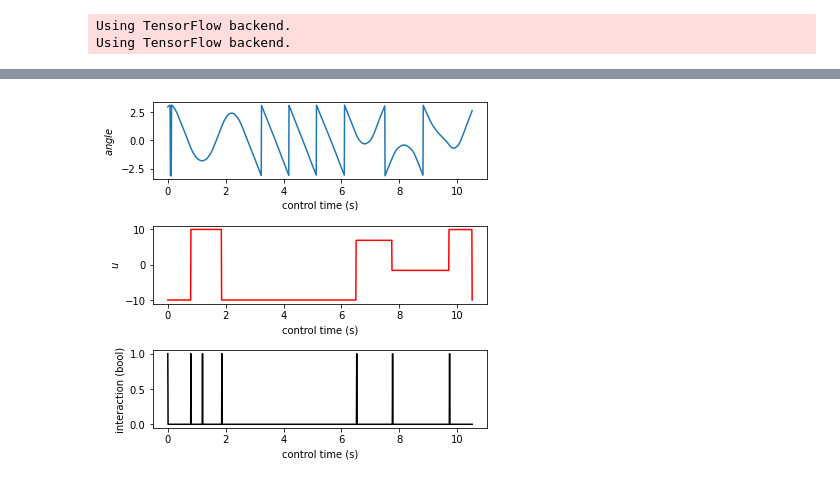
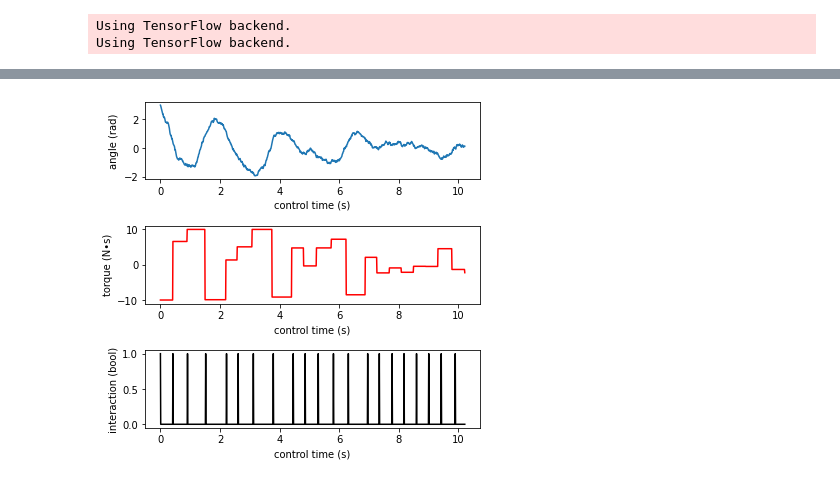
Before and after one commit to ibuki1024/eventDDPG, a Jupyter notebook: notebook/self_trigger/last_problem/practical.ipynb, the cells around one changed output, grey strips where cells are left out. Drawn from its saved outputs; the diff is of its cells as text; code cells hidden in the pictures.

Commit message:
non linear evaluation

```diff
--- a/notebook/self_trigger/last_problem/practical.ipynb
+++ b/notebook/self_trigger/last_problem/practical.ipynb
@@ -376,6 +343,15 @@ class replay_buffer():
                 batch.append(candidate)
         assert len(batch) == batch_size, ''
         return np.array(batch)
+
+def reshape_data(data, mode=0):
+    tmp = []
+    for d in data:
+        tmp.append(d)
+    if mode==0:
+        return np.array(tmp).reshape(len(data), 1, d.shape[0])
+    else:
+        return np.array(tmp).reshape(len(data), d.shape[0])
 # %%
 actor = branch_actor((2,),(2,))
 critic = critic_net((2,),(2,))[0]
@@ -444,0 +410,25 @@ KeyboardInterrupt:
+# %%
+print(f'value_function for initial policy = {ev}')
+for i in range(n_warm_up+2963,n_warm_up+5000):
+    u, tau = actor.predict_on_batch(s.reshape(1,1,2))[0]
+    r, s_prime = interaction(s, u, tau, env, ln=1.)
+    buffer.store([s, np.array([u, tau]), r, s_prime, np.exp(- alpha * episode_time)])
+    episode_time += tau
+    s = s_prime
+    if episode_time >= time_limit:
+        s = np.array([np.random.uniform(-np.pi, np.pi), np.random.uniform(-2*np.pi, 2*np.pi)])
+        episode_time = 0
+    #print(f'{i-n_warm_up}-step')
+    batch = buffer.sample(batch_size)
+    critic, losses = td_learning(batch[:,:4], actor, critic, target_actor, target_critic, batch_size=batch_size, epoch=1)
+    critic_input = [actor.predict_on_batch(reshape_data(batch[:,3])), reshape_data(batch[:,3])]
+    values = critic.predict_on_batch(critic_input)
+    pg = flatten_gradient(gradient(reshape_data(batch[:,0],1), values, func))
+    actor = opt.update(actor, pg/np.linalg.norm(pg))
+    ev = evaluation_old(actor)
+    ev_log.append(ev)
+    target_actor = update_target_model(actor, target_actor)
+    target_critic = update_target_model(critic, target_critic)
+    print(f'{i}:step, ev = {ev}\r',end='')
+    #print(f'loss of critic is {np.mean(losses)}, value_fuction V(s) = {ev}')
+    #print(f'|g| = {np.linalg.norm(pg)}')
@@ -445,8 +456,8 @@ KeyboardInterrupt:
 # %%
 env.reset()
 # actor.load_weights('../saved_agent/learned_self_linear_ideal0_actor.h5')
-# actor.load_weights('../saved_agent/learned_self_linear1_extend_actor.h5')
-initial_state = np.array([3., 3.])
+# actor.load_weights('../saved_agent/sample_02_extend_actor.h5')
+initial_state = np.array([3., -3.])
 env.set_state(initial_state)
 
 states = [initial_state]
@@ -476,7 +487,7 @@ while True:
     # print(tau, dt, action_repetition)
     for p in range(action_repetition):
         action_log.append(a_agent)
-        _,r,_,_ = env.step(np.array([a_agent]), dt, tau, ln=.1)
+        _,r,_,_ = env.step(np.array([a_agent]), dt, tau, ln=1.)
         detail_states.append(env.state)
         i += 1
         detail_time_log.append(i * dt)
@@ -489,33 +500,33 @@ detail_states = np.array(detail_states)
 # %%
 plt.figure(figsize=(6,6))
 plt.subplots_adjust(hspace=0.6)
 
 # state
 plt.subplot(3,1,1)
 plt.xlabel('control time (s)')
-plt.ylabel('$angle$')
+plt.ylabel('angle (rad)')
 plt.plot(detail_time_log, detail_states[:,0])
 #plt.scatter(time_log, states[:,0], marker='.')
 
 # action
 plt.subplot(3,1,2)
 plt.xlabel('control time (s)')
-plt.ylabel('$u$')
+plt.ylabel('torque (N•s)')
 plt.plot(detail_time_log, action_log, color='red')
 
 # communication
 indices = []
 for t in np.round(time_log, decimals=2):
     if t in np.round(detail_time_log, decimals=2):
         indices.append(np.where(t == np.round(detail_time_log, decimals=2))[0][0])
 com = np.zeros_like(detail_time_log)
 com[indices] = 1
 plt.subplot(3,1,3)
 plt.xlabel('control time (s)')
 plt.ylabel('interaction (bool)')
 plt.plot(detail_time_log, com, color='black')
 
 plt.show()
 # %% [output]
-[figure, old version]
+[figure, new version]
 # %%
```
Also changed, not shown: parts of 10 cells of this notebook, 16 other files.
